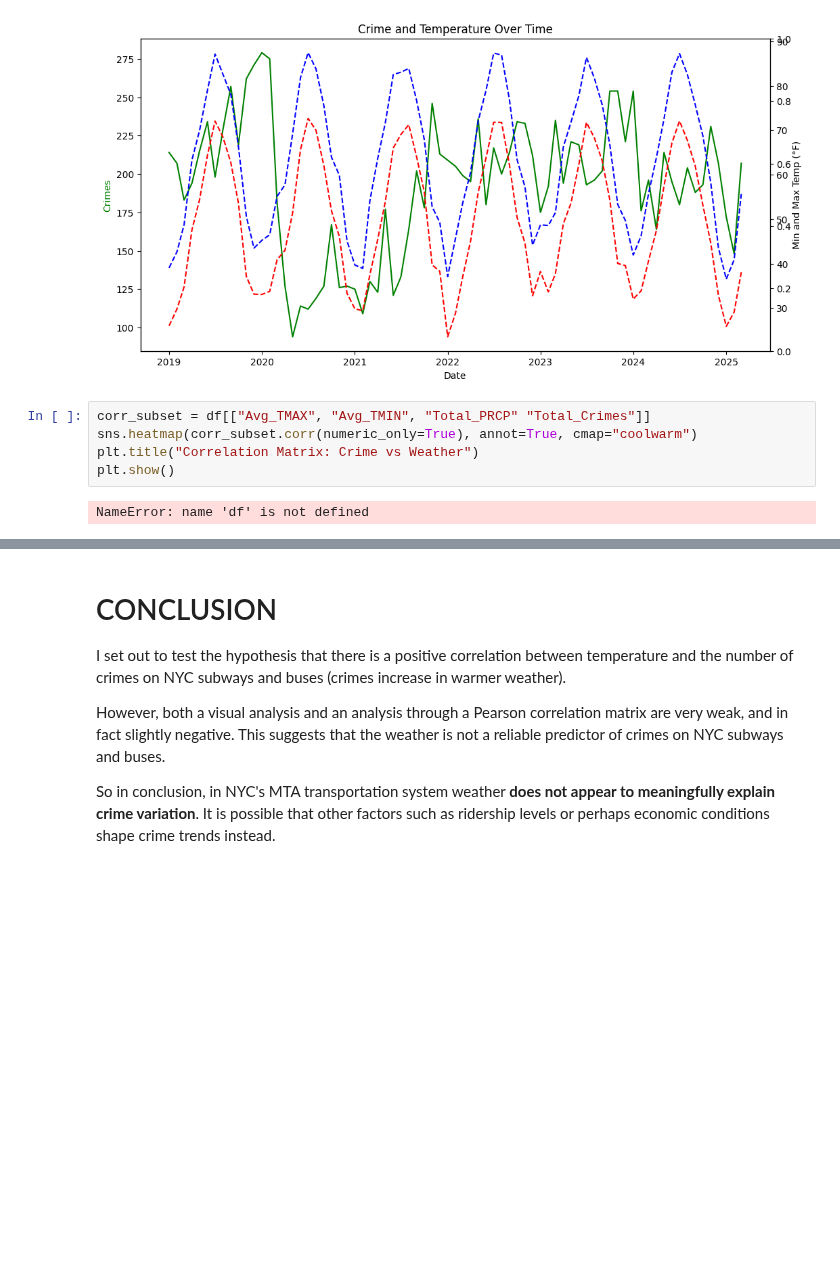
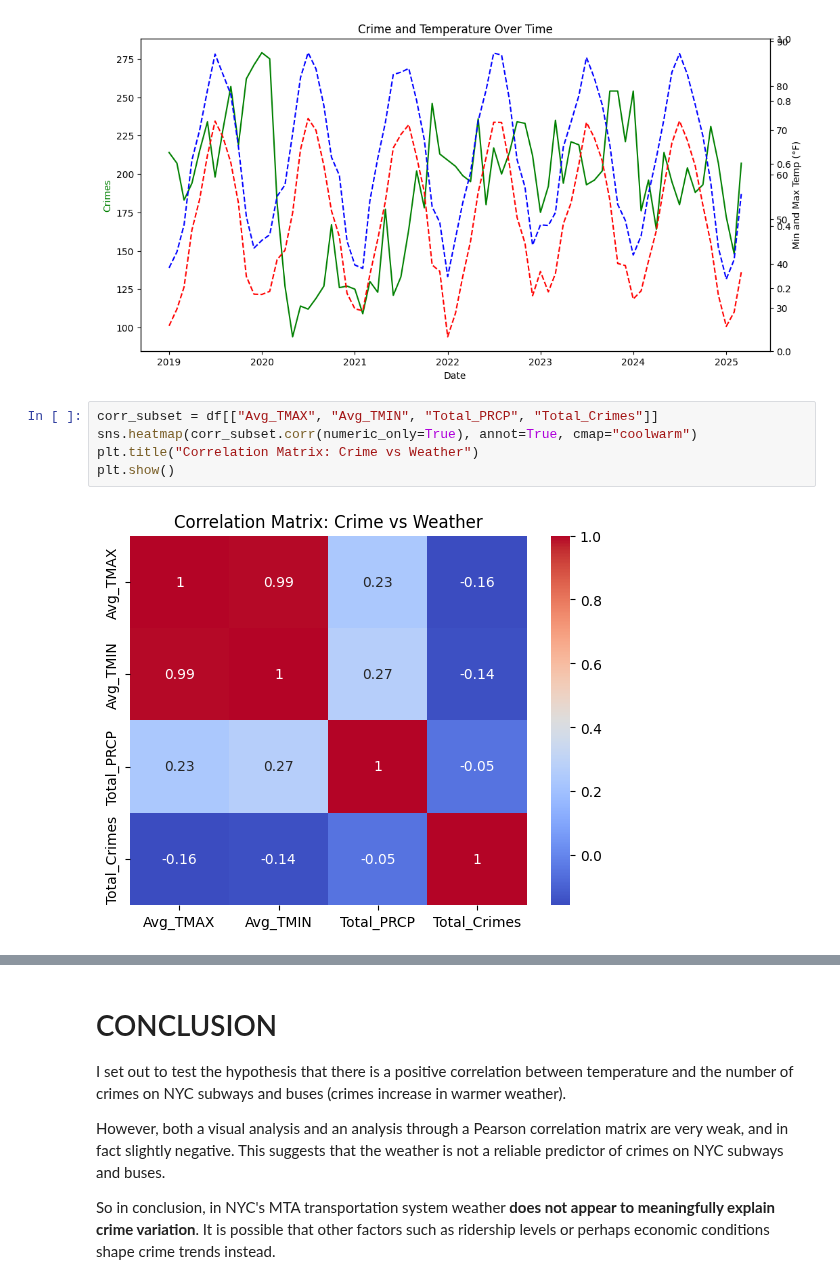
Before and after one commit to banflam/weather-and-crime-mta, a Jupyter notebook: weather_crime_analysis.ipynb, the cells around one changed output, grey strips where cells are left out. Saved outputs shown, nothing was run; the diff lists cells and outputs as text; blank space fills up the shorter version.

```diff
--- a/weather_crime_analysis.ipynb
+++ b/weather_crime_analysis.ipynb
@@ -110,12 +110,12 @@ plt.show()
 # %% [output]
 [figure]
 # %%
-corr_subset = df[["Avg_TMAX", "Avg_TMIN", "Total_PRCP" "Total_Crimes"]]
+corr_subset = df[["Avg_TMAX", "Avg_TMIN", "Total_PRCP", "Total_Crimes"]]
 sns.heatmap(corr_subset.corr(numeric_only=True), annot=True, cmap="coolwarm")
 plt.title("Correlation Matrix: Crime vs Weather")
 plt.show()
 # %% [output]
-NameError: name 'df' is not defined
+[figure, added]
 # %% [markdown]
 Alright! So this is interesting. While we are looking for a correlation between crime and temperature,
 
```
Also changed, not shown: parts of 1 cell of this notebook.
